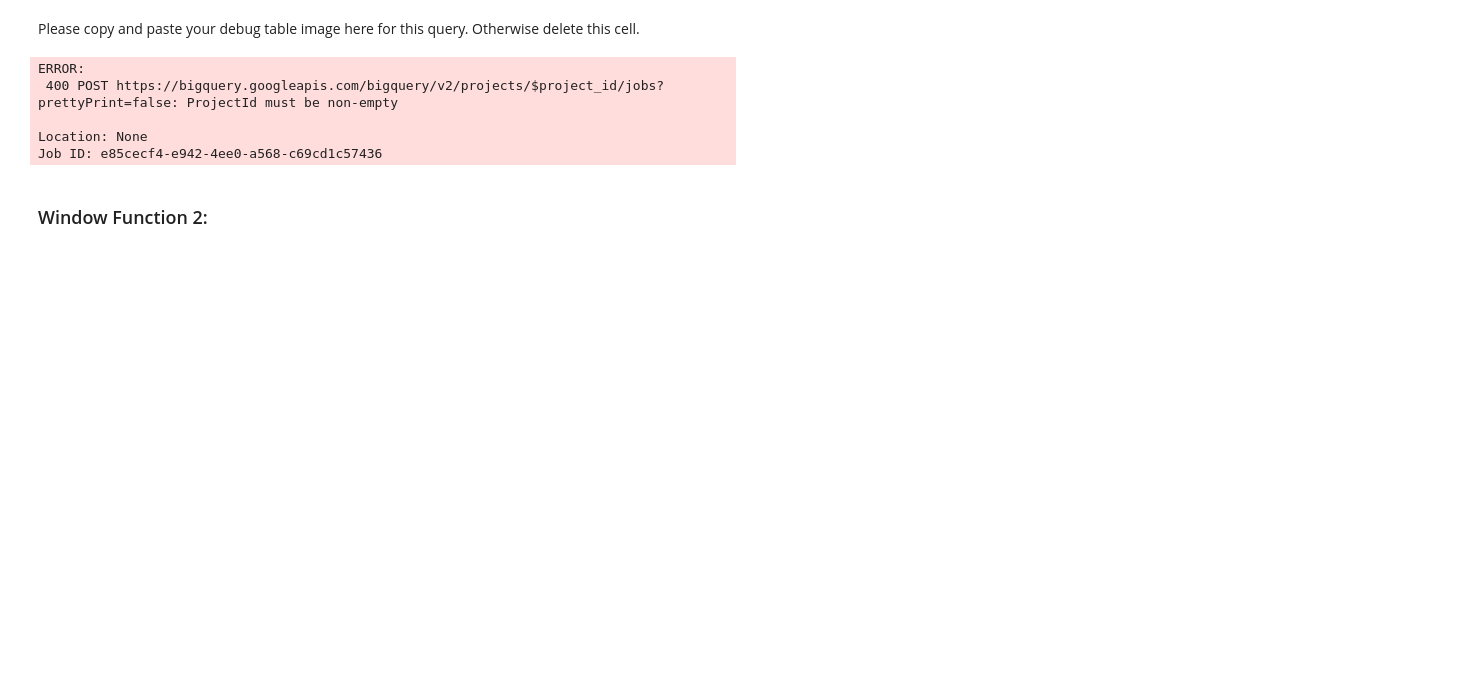
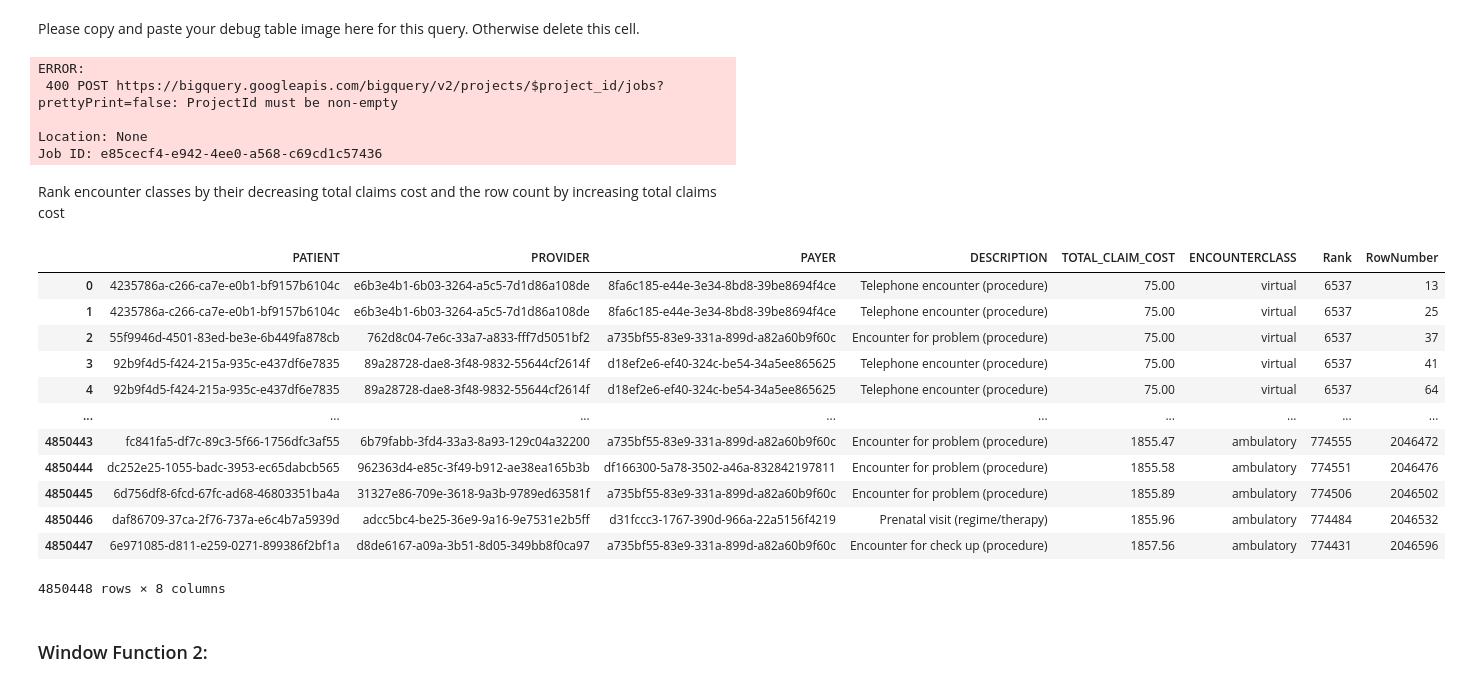
Before and after one commit to nick-allen21/synthetic_patient_analysis, a Jupyter notebook: nallen21_project1.ipynb, the cells around one changed output. Drawn from its saved outputs; the diff is of its cells as text; code cells hidden in the pictures; blank space fills up the shorter version.

```diff
--- a/nallen21_project1.ipynb
+++ b/nallen21_project1.ipynb
@@ -415,5 +489,36 @@ ERROR:
 
 Location: None
 Job ID: e85cecf4-e942-4ee0-a568-c69cd1c57436
+# %% [markdown]
+Rank encounter classes by their decreasing total claims cost and the row count by increasing total claims cost
+# %%
+query = f"""
+SELECT e.PATIENT, e.PROVIDER, e.PAYER, e.DESCRIPTION, e.TOTAL_CLAIM_COST, e.ENCOUNTERCLASS,
+  RANK() OVER (
+    PARTITION BY e.ENCOUNTERCLASS
+    ORDER BY e.TOTAL_CLAIM_COST DESC
+  ) AS Rank,
+  ROW_NUMBER() OVER (
+    PARTITION BY e.ENCOUNTERCLASS
+    ORDER BY e.TOTAL_CLAIM_COST ASC
+  ) AS RowNumber
+  FROM `{PROJECT_ID}.{DATASET_ID}.encounters_ext` e
+"""
+df = bq_client.query(query).to_dataframe()
+display(df)
+# %% [output]
+|  | PATIENT | PROVIDER | PAYER | DESCRIPTION | TOTAL_CLAIM_COST | ENCOUNTERCLASS | Rank | RowNumber |
+| 0 | 4235786a-c266-ca7e-e0b1-bf9157b6104c | e6b3e4b1-6b03-3264-a5c5-7d1d86a108de | 8fa6c185-e44e-3e34-8bd8-39be8694f4ce | Telephone encounter (procedure) | 75.00 | virtual | 6537 | 13 |
+| 1 | 4235786a-c266-ca7e-e0b1-bf9157b6104c | e6b3e4b1-6b03-3264-a5c5-7d1d86a108de | 8fa6c185-e44e-3e34-8bd8-39be8694f4ce | Telephone encounter (procedure) | 75.00 | virtual | 6537 | 25 |
+| 2 | 55f9946d-4501-83ed-be3e-6b449fa878cb | 762d8c04-7e6c-33a7-a833-fff7d5051bf2 | a735bf55-83e9-331a-899d-a82a60b9f60c | Encounter for problem (procedure) | 75.00 | virtual | 6537 | 37 |
+| 3 | 92b9f4d5-f424-215a-935c-e437df6e7835 | 89a28728-dae8-3f48-9832-55644cf2614f | d18ef2e6-ef40-324c-be54-34a5ee865625 | Telephone encounter (procedure) | 75.00 | virtual | 6537 | 41 |
+| 4 | 92b9f4d5-f424-215a-935c-e437df6e7835 | 89a28728-dae8-3f48-9832-55644cf2614f | d18ef2e6-ef40-324c-be54-34a5ee865625 | Telephone encounter (procedure) | 75.00 | virtual | 6537 | 64 |
+| ... | ... | ... | ... | ... | ... | ... | ... | ... |
+| 4850443 | fc841fa5-df7c-89c3-5f66-1756dfc3af55 | 6b79fabb-3fd4-33a3-8a93-129c04a32200 | a735bf55-83e9-331a-899d-a82a60b9f60c | Encounter for problem (procedure) | 1855.47 | ambulatory | 774555 | 2046472 |
+| 4850444 | dc252e25-1055-badc-3953-ec65dabcb565 | 962363d4-e85c-3f49-b912-ae38ea165b3b | df166300-5a78-3502-a46a-832842197811 | Encounter for problem (procedure) | 1855.58 | ambulatory | 774551 | 2046476 |
+| 4850445 | 6d756df8-6fcd-67fc-ad68-46803351ba4a | 31327e86-709e-3618-9a3b-9789ed63581f | a735bf55-83e9-331a-899d-a82a60b9f60c | Encounter for problem (procedure) | 1855.89 | ambulatory | 774506 | 2046502 |
+| 4850446 | daf86709-37ca-2f76-737a-e6c4b7a5939d | adcc5bc4-be25-36e9-9a16-9e7531e2b5ff | d31fccc3-1767-390d-966a-22a5156f4219 | Prenatal visit (regime/therapy) | 1855.96 | ambulatory | 774484 | 2046532 |
+| 4850447 | 6e971085-d811-e259-0271-899386f2bf1a | d8de6167-a09a-3b51-8d05-349bb8f0ca97 | a735bf55-83e9-331a-899d-a82a60b9f60c | Encounter for check up (procedure) | 1857.56 | ambulatory | 774431 | 2046596 |
+4850448 rows × 8 columns
 # %% [markdown]
 ### Window Function 2:
```
Also changed, not shown: parts of 8 cells of this notebook.
